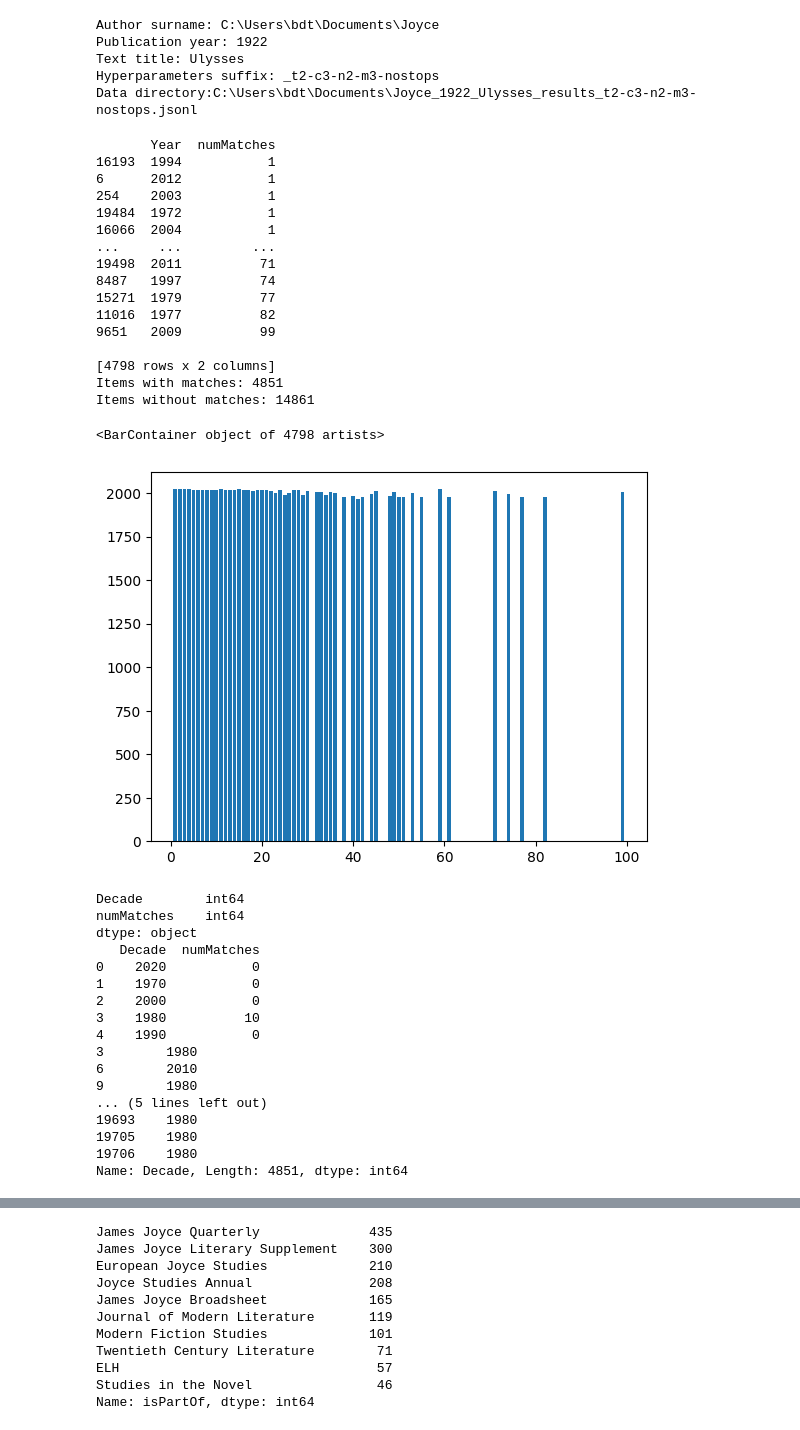
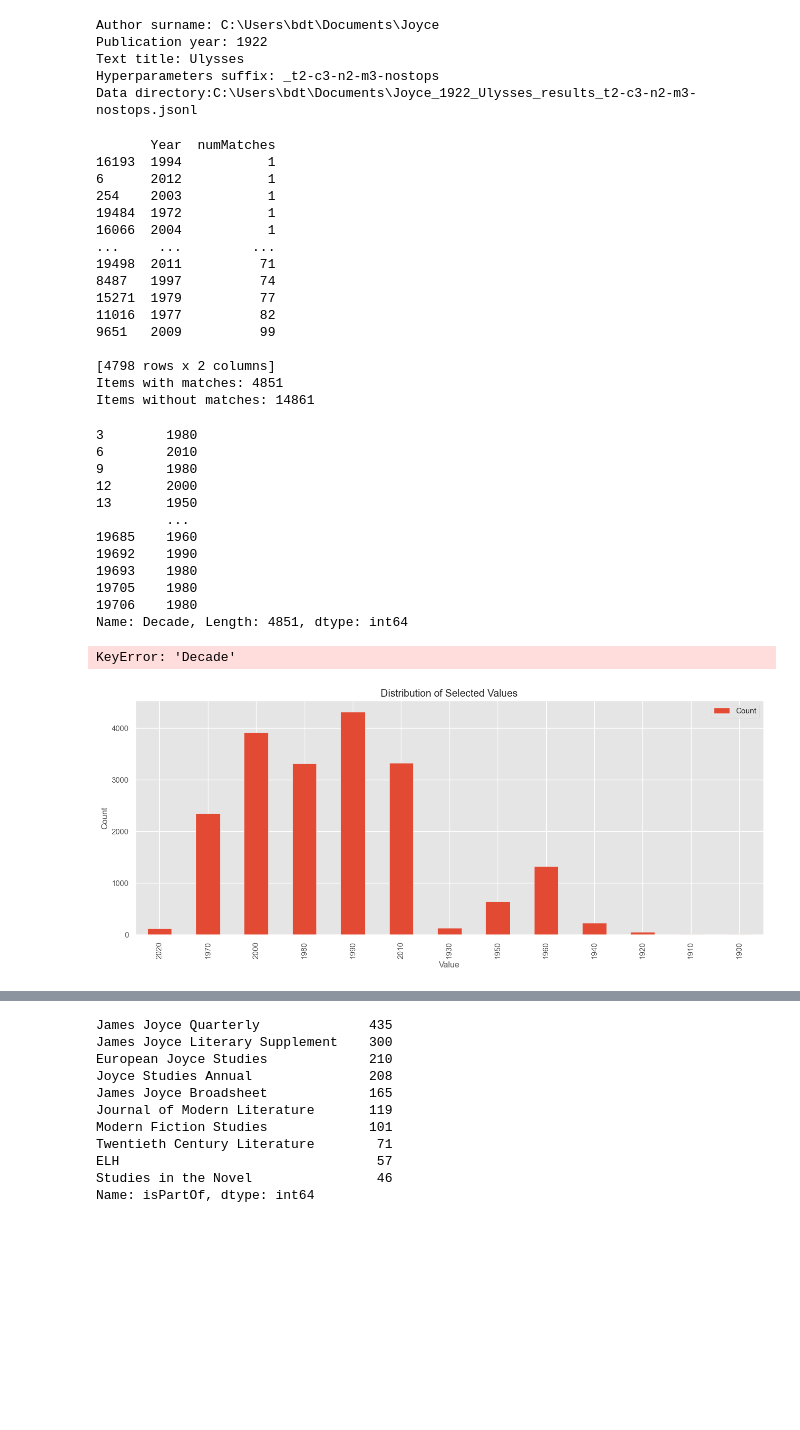
Before and after one commit to milanterlunen/quotation-detection, a Jupyter notebook: 03-analyze-results/generic-results-analysis-paul.ipynb, the cells around one changed output, grey strips where cells are left out. Saved outputs shown, nothing was run; the diff lists cells and outputs as text; code cells hidden in the pictures; blank space fills up the shorter version.

Commit message:
added  analysis for journals over time
built a diagram for journals per decade

```diff
--- a/03-analyze-results/generic-results-analysis-paul.ipynb
+++ b/03-analyze-results/generic-results-analysis-paul.ipynb
@@ -67,7 +65,7 @@ print(f"Items with matches: {len(df2[df2['numMatches']>=1])}\nItems without matc
 #print(df.index)  # Outputs: RangeIndex(start=0, stop=3, step=1)
 #print(df.dtypes)
 
-plt.bar(df3['numMatches'], df3['Year'])
+#plt.bar(df3['numMatches'], df3['Year'])
 # %% [output]
        Year  numMatches
 16193  1994           1
@@ -85,43 +83,60 @@ plt.bar(df3['numMatches'], df3['Year'])
 [4798 rows x 2 columns]
 Items with matches: 4851
 Items without matches: 14861
-<BarContainer object of 4798 artists>
-[figure, removed]
 # %%
 from collections import Counter
 import matplotlib.pyplot as plt
 
 # Count number of items with/without matches
-counter = Counter({"Items with matches": len(df[df['numMatches']>=1]), "Items without matches": len(df[df['numMatches']==0])})
+#counter = Counter({"Items with matches": len(df[df['numMatches']>=1]), "Items without matches": len(df[df['numMatches']==0])})
 
 decade_Values=df[['Decade','numMatches']]
 
-print(decade_Values.dtypes)
+#print(decade_Values.dtypes)
 #print(df.dtypes)
-print(decade_Values.head())
+#print(decade_Values.head())
 
 
-selected_values =decade_Values.loc[decade_Values['numMatches'] > 0, 'Decade']
-
+selected_values = decade_Values.loc[decade_Values['numMatches'] > 0, 'Decade']
+#selected_values2 = selected_values.sort_values('Value')
 
 print(selected_values)
+
+counter_selected_Values = Counter(selected_values['Decade'])
+#counter_selected_values2 = selected_values.sort_values('Decade')
+
+df5 = pd.DataFrame.from_dict(counter_selected_Values, orient='index').reset_index()
+
+# Rename the columns
+df5.columns = ['Value', 'Count']
+#df5 = df5.sort_values(['Value', 'Count'])
 # %% [output]
-Decade        int64
-numMatches    int64
-dtype: object
-   Decade  numMatches
-0    2020           0
-1    1970           0
-2    2000           0
-3    1980          10
-4    1990           0
 3        1980
 6        2010
 9        1980
-... (5 lines left out)
+12       2000
+13       1950
+         ...
+19685    1960
+19692    1990
 19693    1980
 19705    1980
 19706    1980
 Name: Decade, Length: 4851, dtype: int64
+KeyError: 'Decade'
+# %%
+
+# Create a bar plot of the counts
+df5.plot(kind='bar', x='Value', y='Count')
+
+# Add labels and title
+plt.xlabel('Value')
+plt.ylabel('Count')
+plt.title('Distribution of Selected Values')
+
+# Show the plot
+plt.show()
+# %% [output]
+[figure, added]
 # %%
 
```
Also changed, not shown: parts of 5 cells of this notebook.
